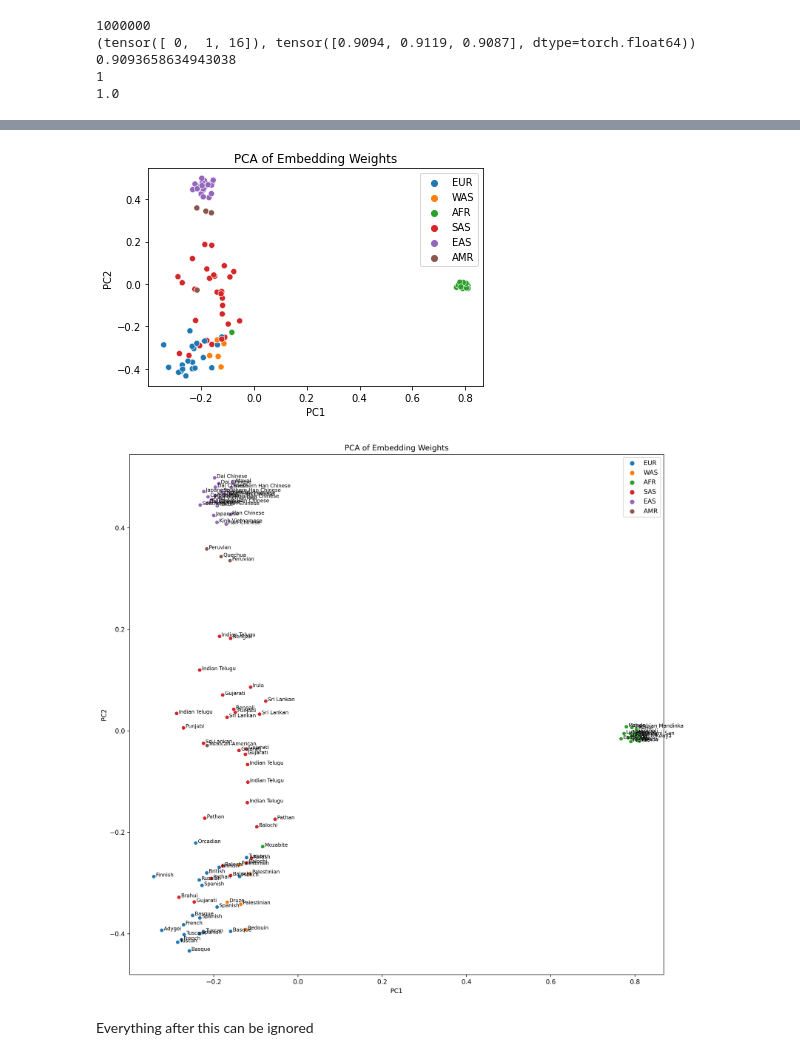
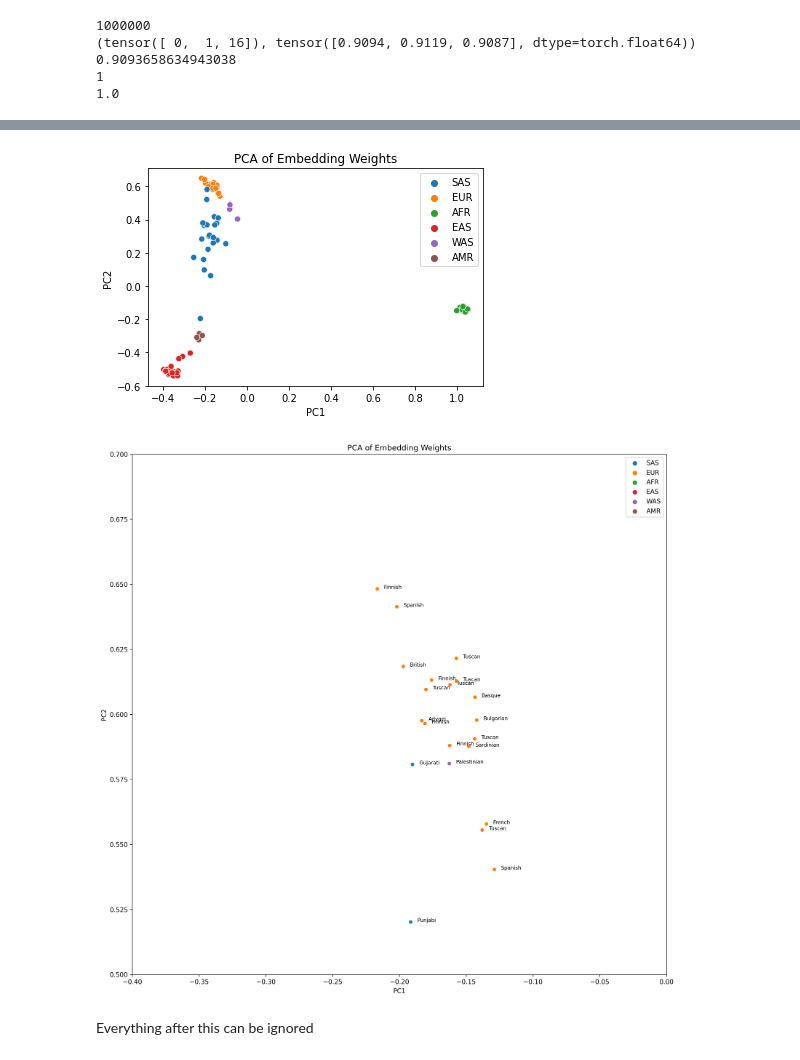
Before and after one commit to AI-sandbox/hyperPop, a Jupyter notebook: notebooks/train_simple_model.ipynb, the cells around one changed output, grey strips where cells are left out. Drawn from its saved outputs; the diff is of its cells as text; code cells hidden in the pictures.

```diff
--- a/notebooks/train_simple_model.ipynb
+++ b/notebooks/train_simple_model.ipynb
@@ -23,8 +23,8 @@ from HypHC.optim.radam import RAdam
 from HypHC.datasets.triples import samples_triples
 import itertools
 # %%
-vcf_path = "/scratch/users/patelas/hyperLAI/ref_final_beagle_phased_1kg_hgdp_sgdp_chr22_hg19.vcf.gz"
-tsv_path = "/scratch/users/patelas/hyperLAI/reference_panel_metadata.tsv"
+vcf_path = "/scratch/users/patelas/hyperLAI/snp_data/ref_final_beagle_phased_1kg_hgdp_sgdp_chr1_hg19.vcf.gz"
+tsv_path = "/scratch/users/patelas/hyperLAI/snp_data/reference_panel_metadata.tsv"
 output_path = "./"
 # %%
 class SimpleModelLoader(data.Dataset):
@@ -192,13 +192,13 @@ def plot_weights_pca(model, labels, annotations=None):
     plt.title("PCA of Embedding Weights")
     if annotations is not None:
         for line in range(len(labels)):
-#             if labels[line] != "AFR" or weights_pca[line,0] < 0.8:
-#                 continue
+            if weights_pca[line,1] < 0.5:
+                continue
             scplot.text(weights_pca[line,0]+0.005, weights_pca[line,1],
                          annotations[line], horizontalalignment='left', color='black', size=8)
 
 #     plt.show()
 # %%
-small_dataset = SimpleModelLoader(vcf_path, tsv_path, output_path, lambda x,y: (np.sum(x==y)) / len(x), chromosome=22)
+small_dataset = SimpleModelLoader(vcf_path, tsv_path, output_path, lambda x,y: (np.sum(x==y)) / len(x), chromosome=1)
 # %% [output]
 start reading ...
@@ -335,22 +335,22 @@ model_amr, loss_amr, epoch_amr = train_hyphc_model(dataset=amr_dataset, rank=10,
 # %%
 suppop_labels = [small_dataset.suppop_label_index[x] for x in small_dataset.suppop_labels]
 pop_labels = [small_dataset.pop_label_index[x] for x in small_dataset.pop_labels]
 # plot_weights_pca(model_negfour_hlr, suppop_labels)
 # plt.show()
 # plot_weights_pca(model_fivenegfour_hlr, suppop_labels)
 # plt.show()
 plot_weights_pca(model_negthree_hlr, suppop_labels)
 plt.show()
 plt.figure(figsize=[15,15], dpi=300)
 plot_weights_pca(model_negthree_hlr, suppop_labels, pop_labels)
-# plt.xlim(1,1.1)
-# plt.ylim(-0.05, 0.05)
+plt.xlim(-0.4,0)
+plt.ylim(0.5, 0.7)
 plt.show()
 # plot_weights_pca(model_fivenegthree_hlr, suppop_labels)
 # plt.show()
 # %% [output]
-[figure, old version]
+[figure, new version]
-[figure, old version]
+[figure, new version]
 # %% [markdown]
 Everything after this can be ignored
 # %%
```
Also changed, not shown: parts of 2 cells of this notebook, 5 other files.
